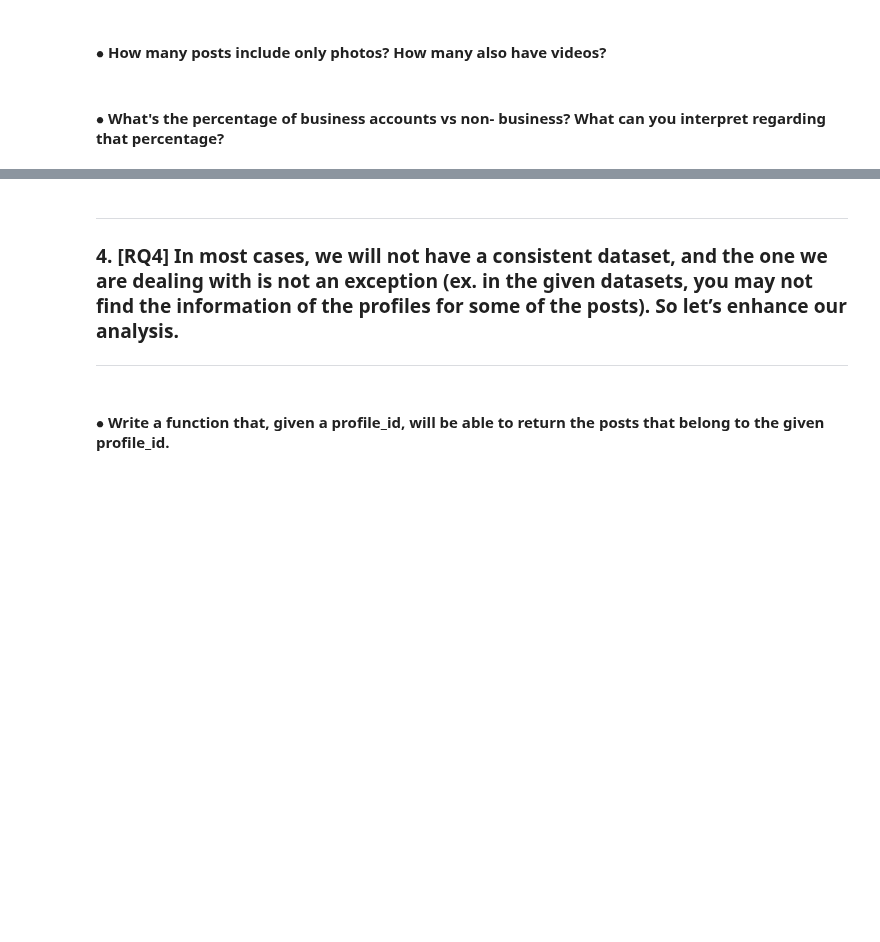
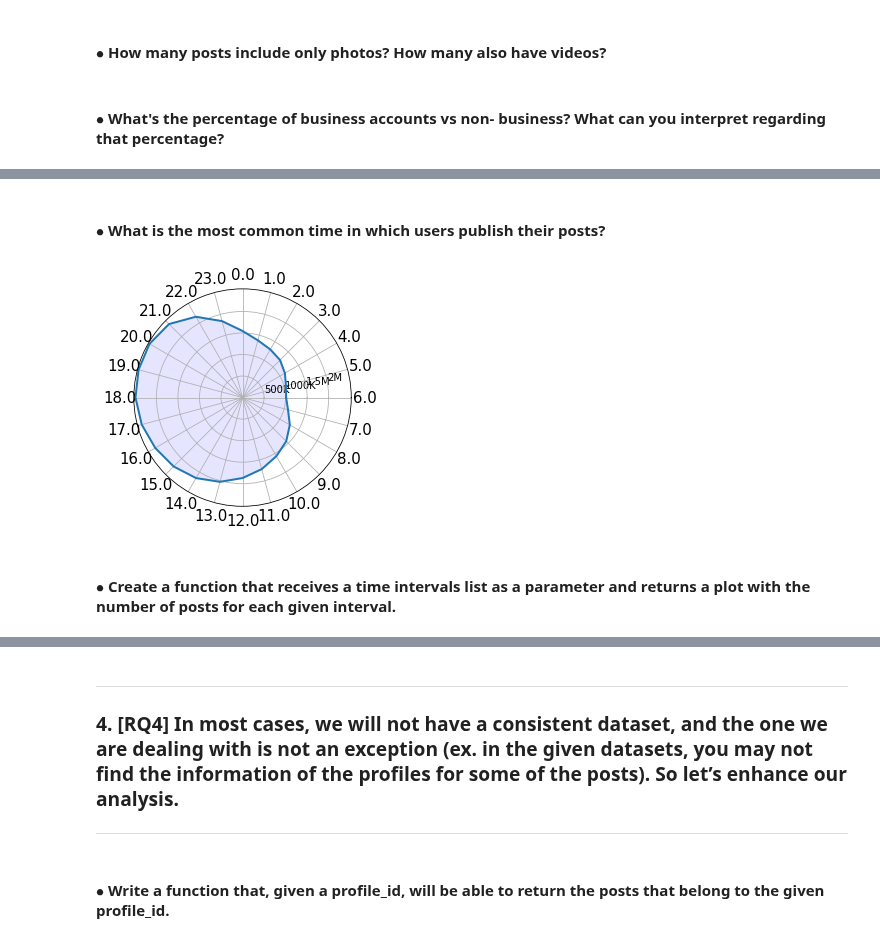
Before and after one commit to Prot10/ADM_HW_2, a Jupyter notebook: general.ipynb, the cells around one changed output, grey strips where cells are left out. Saved outputs shown, nothing was run; the diff lists cells and outputs as text; code cells hidden in the pictures; blank space fills up the shorter version.

```diff
--- a/general.ipynb
+++ b/general.ipynb
@@ -49,7 +50,7 @@ class Dataset:
             return self.types
         return None
 
-    def col(self,columns:list, index:bool=True,**pd_params)->pd.DataFrame:
+    def col(self,columns:list, index=True,**pd_params)->pd.DataFrame:
         """Loads some columns of the dataframe out of the whole csv file
 
         :param columns: a list of the desired columns
@@ -62,12 +63,12 @@ class Dataset:
         col_list = columns
         if 'cts' in col_list:
             pd_params['parse_dates'] = ['cts']
-        if index :
+        if index==True:
             col_list.append('sid')
         return pd.read_csv(self.file_name,
                            usecols=col_list,
                            dtype=self.types,
-                           index_col='sid' if index else None,
+                           index_col='sid' if index==True else index,
                            delimiter='\t',
                            **pd_params)
 
@@ -302,0 +288,50 @@ Andrea
+# %% [markdown]
+#### $\bullet$ What is the most common time in which users publish their posts?
+# %%
+time = posts.col(['cts'], index=False)
+time['hour'] = time['cts'].dt.hour
+# %%
+def cool_ticks(value, tick_number=None):
+    '''based on https://stackoverflow.com/a/59973033/9419492'''
+    num_thousands = 0 if abs(value) < 1000 else floor(log10(abs(value))/3)
+    value = round(value / 5/ 1000**num_thousands, 1) * 5
+    return f'{value:g}'+' KMGTPEZY'[num_thousands], value * 1000**num_thousands
+
+def clock_graph(hours: pd.Series, labels:list=None):
+    '''plots a Series in a Radar Chart.
+        :hours: a pandas series where each row index will become an angle
+    '''
+    # https://www.python-graph-gallery.com/390-basic-radar-chart
+    N = len(hours)
+    angles = [n / float(N) * 2 * pi for n in range(N)]
+    angles += angles[:1]
+    hours = pd.concat([
+        hours.iloc[-N//4-1:],
+        hours.iloc[:-N//4-1] ]) if N==24 else hours.sort_index(ascending=False)
+    # Initialise the spider plot
+    ax = plt.subplot(111, polar=True)
+
+    # Draw one axe per variable + add labels
+    labels = labels if labels is not None else hours.index
+    plt.xticks(angles[:-1], labels, color='black', size=15)
+
+    # Draw ylabels
+    ax.set_rlabel_position(10)
+    M = hours.max()
+    ticks = [cool_ticks(M*x/5) for x in range(1,5)]
+    plt.yticks([v[1] for v in ticks], [t[0] for t in ticks], color="black", size=10)
+    plt.ylim(0,M*21/20)
+
+    # Plot data
+    ax.plot(angles, [*hours, hours.iloc[0]], linewidth=2, linestyle='solid')
+
+    # Fill area
+    ax.fill(angles[:-1], hours, 'b', alpha=0.1)
+
+hours = time.hour.value_counts(sort=False).sort_index(ascending=False).to_frame()
+
+clock_graph(hours.hour)
+# %% [output]
+[figure, added]
+# %% [markdown]
+#### $\bullet$ Create a function that receives a time intervals list as a parameter and returns a plot with the number of posts for each given interval.
```
Also changed, not shown: parts of 90 cells of this notebook, 1 other file.
